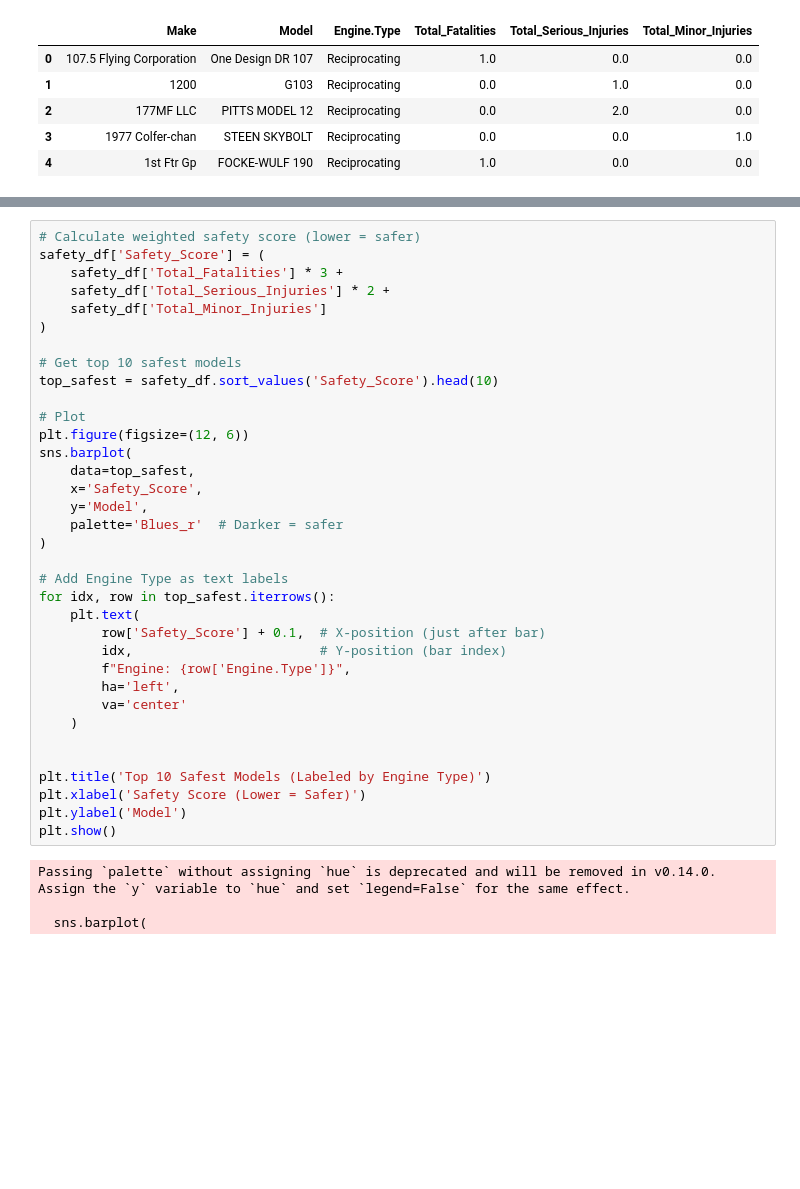
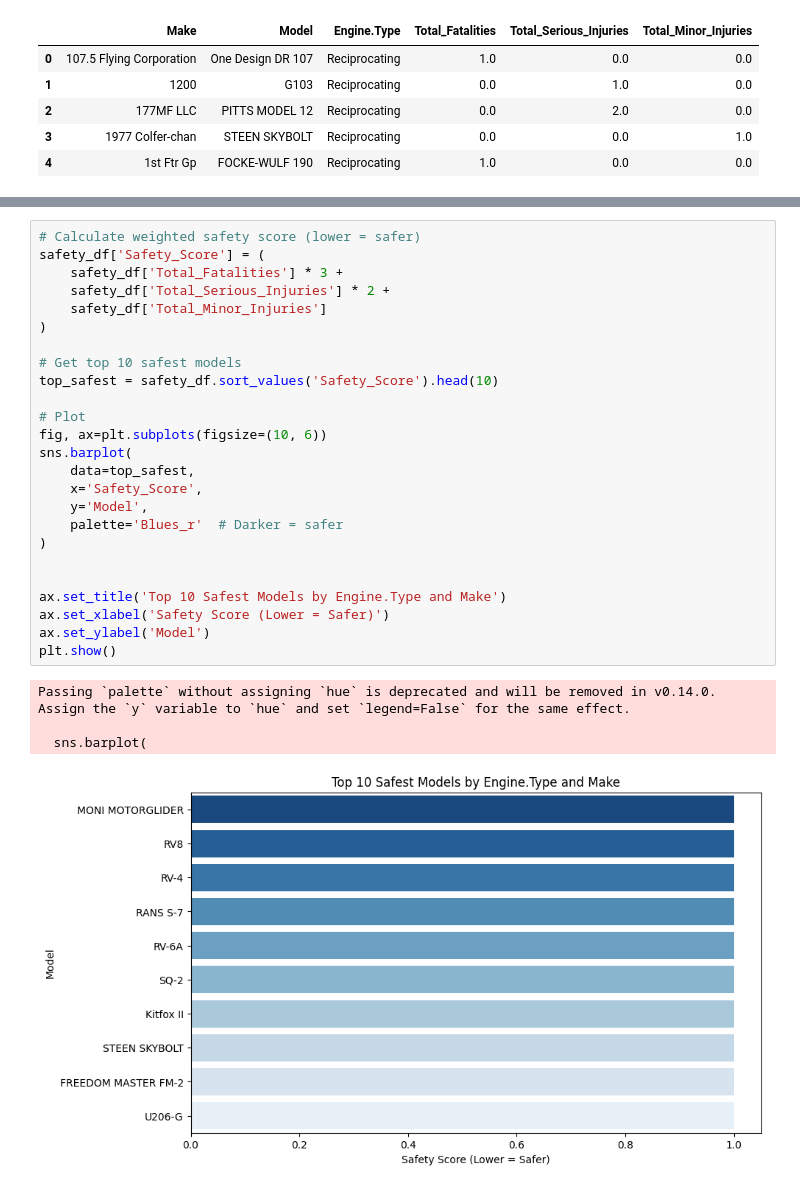
Before and after one commit to RonnyMuthomi/dsc-phase1-project, a Jupyter notebook: index.ipynb, the cells around one changed output, grey strips where cells are left out. Cells and saved outputs as stored; diff of their text form; blank space fills up the shorter version.

```diff
--- a/index.ipynb
+++ b/index.ipynb
@@ -666,39 +668,30 @@ safety_df.head()
 # %%
 # Calculate weighted safety score (lower = safer)
 safety_df['Safety_Score'] = (
     safety_df['Total_Fatalities'] * 3 +
     safety_df['Total_Serious_Injuries'] * 2 +
     safety_df['Total_Minor_Injuries']
 )
 
 # Get top 10 safest models
 top_safest = safety_df.sort_values('Safety_Score').head(10)
 
 # Plot
-plt.figure(figsize=(12, 6))
+fig, ax=plt.subplots(figsize=(10, 6))
 sns.barplot(
     data=top_safest,
     x='Safety_Score',
     y='Model',
     palette='Blues_r'  # Darker = safer
 )
 
-# Add Engine Type as text labels
-for idx, row in top_safest.iterrows():
-    plt.text(
-        row['Safety_Score'] + 0.1,  # X-position (just after bar)
-        idx,                        # Y-position (bar index)
-        f"Engine: {row['Engine.Type']}",
-        ha='left',
-        va='center'
-    )
 
-
-plt.title('Top 10 Safest Models (Labeled by Engine Type)')
-plt.xlabel('Safety Score (Lower = Safer)')
-plt.ylabel('Model')
+ax.set_title('Top 10 Safest Models by Engine.Type and Make')
+ax.set_xlabel('Safety Score (Lower = Safer)')
+ax.set_ylabel('Model')
 plt.show()
 # %% [output]
 Passing `palette` without assigning `hue` is deprecated and will be removed in v0.14.0. Assign the `y` variable to `hue` and set `legend=False` for the same effect.
 
   sns.barplot(
+[figure, added]
```
Also changed, not shown: parts of 49 cells of this notebook.
